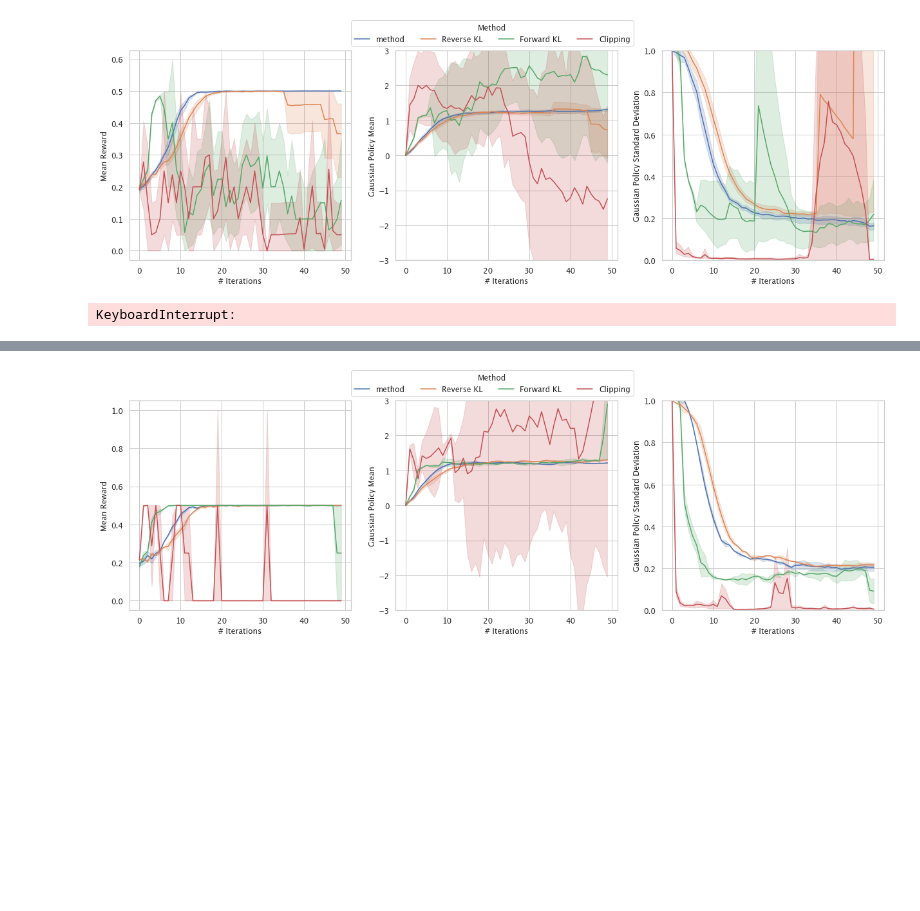
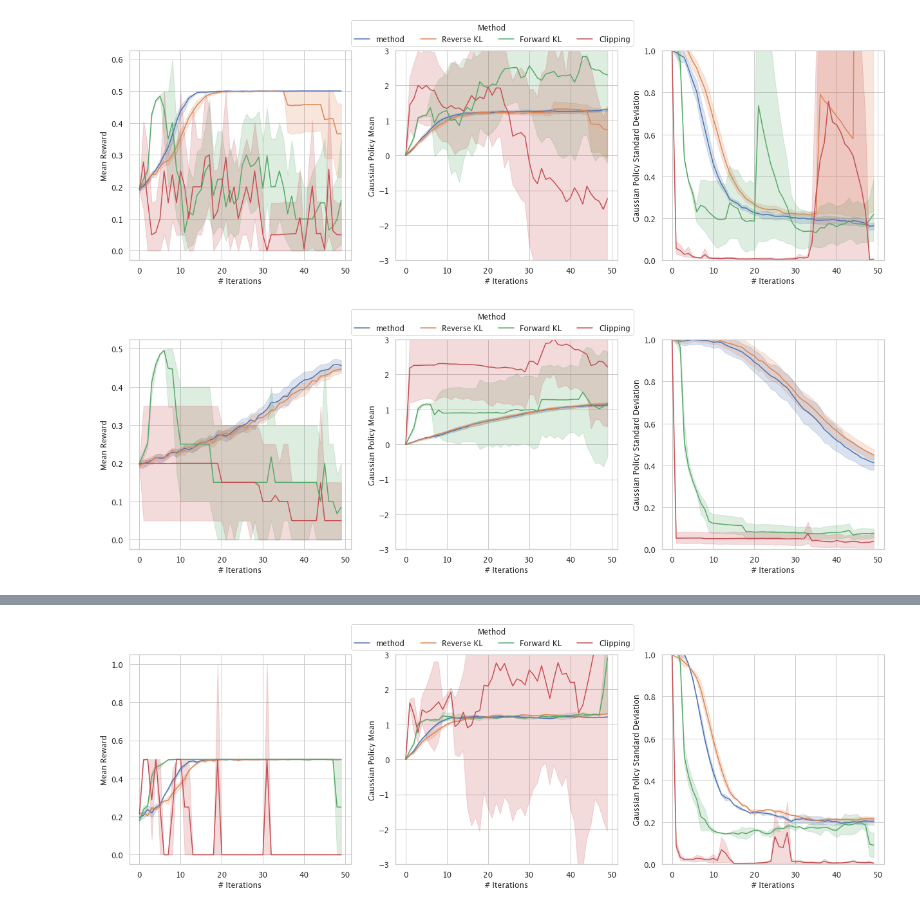
Before and after one commit to chloechsu/code-for-paper, a Jupyter notebook: analysis/simulation_cts_bandit.ipynb, the cells around one changed output, grey strips where cells are left out. Drawn from its saved outputs; the diff is of its cells as text; code cells hidden in the pictures; blank space fills up the shorter version.

```diff
--- a/analysis/simulation_cts_bandit.ipynb
+++ b/analysis/simulation_cts_bandit.ipynb
@@ -107,8 +107,8 @@ plot_results(data)
 # %%
 env = CtsBanditEnv(noise_std=0.001)
 data = compare(env, 'gaussian', n_steps=50, repeats=10,
-               lr=1e-1, batch_size=16*32, num_minibatches=16, ppo_epochs=10, adv_norm=False)
+               lr=1e-1, batch_size=16*32, num_minibatches=16, ppo_epochs=10, norm_advantages=False)
 
 plot_results(data)
 # %% [output]
-KeyboardInterrupt:
+[figure, added]
```
Also changed, not shown: parts of 2 cells of this notebook, 3 other files.
